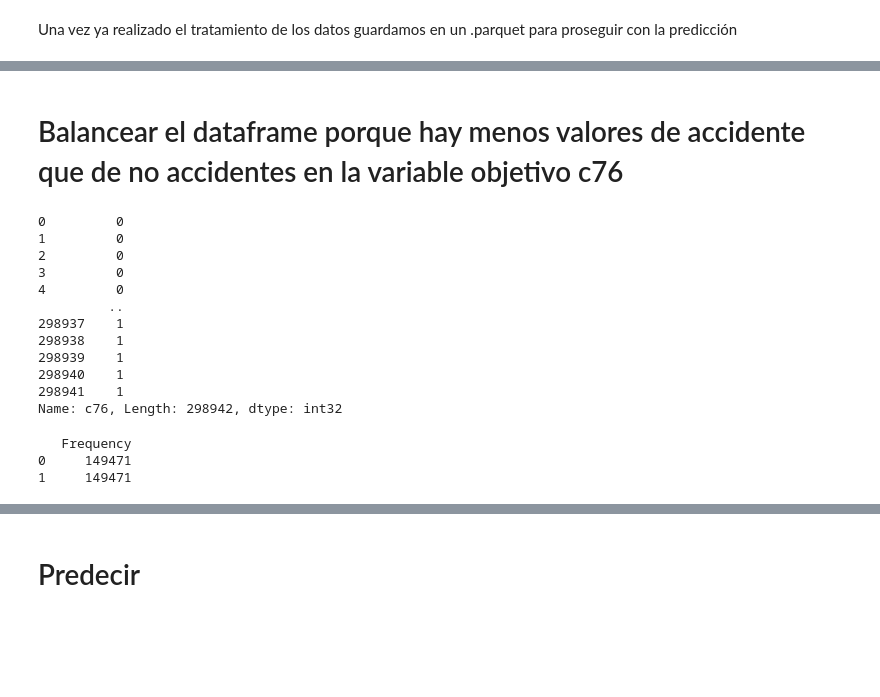
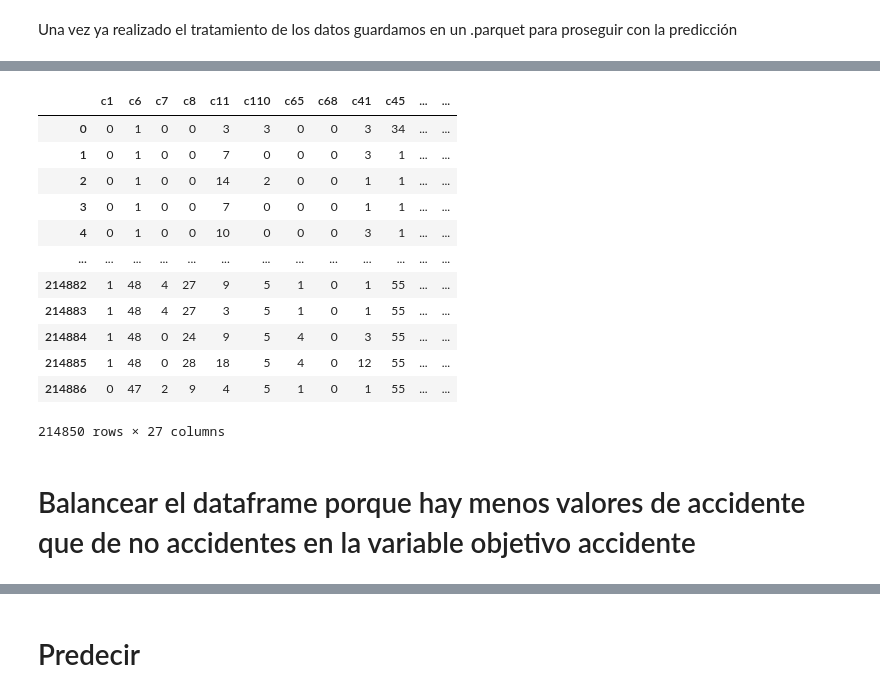
Before and after one commit to Vic-silo/TFM-EIP, a Jupyter notebook: ML-Models/PHA_tratamiento.ipynb, the cells around one changed output, grey strips where cells are left out. Saved outputs shown, nothing was run; the diff lists cells and outputs as text; code cells hidden in the pictures; blank space fills up the shorter version.

```diff
--- a/ML-Models/PHA_tratamiento.ipynb
+++ b/ML-Models/PHA_tratamiento.ipynb
@@ -411,0 +770,13 @@ data.skew()
+# %%
+# Seleccionar una fila aleatoria donde el valor del atributo "accidente" es 0
+fila_neg = data.loc[data["accidente"] == 0].sample()
+fila_pos = data.loc[data["accidente"] == 1].sample()
+# Crear nuevo DataFrame con la fila seleccionada
+df_neg = pd.DataFrame(fila_neg)
+df_pos = pd.DataFrame(fila_pos)
+# Eliminar la fila seleccionada del DataFrame original
+data = data.drop(fila_neg.index)
+data = data.drop(fila_pos.index)
+# Mostrar nuevo DataFrame
+print(df_neg)
+print(df_pos)
@@ -414,7 +800,7 @@ data.skew()
 # %%
 from sklearn.preprocessing import StandardScaler
 
-cat_cols=['c76','c1', 'c6', 'c7', 'c8', 'c132', 'c134', 'c141', 'c11', 'c102', 'c104', 'c106', 'c108', 'c110', 'c65', 'c67', 'c68', 'c41', 'c45', 'c47', 'c49', 'c50', 'c52', 'c130', 'c80', 'c82', 'c94', 'c96', 'c44', 'c46', 'c48', 'c51','c23','c24','c14','c78']
+cat_cols=['c1', 'c6', 'c7', 'c8', 'c11', 'c110', 'c65', 'c68', 'c41', 'c45', 'c49', 'c50', 'c52', 'c130', 'c96', 'c48', 'c51','c23','c24','accidente']
 num_cols= ['c10', 'c61', 'c62', 'c53', 'c54', 'c55', 'c56']
 
 df = pd.DataFrame(data)
@@ -439,4 +847,2 @@ print(repeated_values_df)
 # %%
 df.to_parquet("data_tratamiento_escalado.parquet")
-# %% [markdown]
-# Balancear el dataframe porque hay menos valores de accidente que de no accidentes en la variable objetivo c76
@@ -459,24 +849,18 @@ X_train, y_train = oversampler.fit_resample(X_train, y_train)
-# %%
-y_train
-# %% [output]
-0         0
-1         0
-2         0
-3         0
-4         0
-         ..
-298937    1
-298938    1
-298939    1
-298940    1
-298941    1
-Name: c76, Length: 298942, dtype: int32
-# %%
-repeated_values = y_train.value_counts()
-repeated_values_df = repeated_values.to_frame()
-repeated_values_df.columns = ['Frequency']
-print(repeated_values_df)
-# %% [output]
-   Frequency
-0     149471
-1     149471
+# %%
+df
+# %% [output]
+|  | c1 | c6 | c7 | c8 | c11 | c110 | c65 | c68 | c41 | c45 | ... | ... |
+| 0 | 0 | 1 | 0 | 0 | 3 | 3 | 0 | 0 | 3 | 34 | ... | ... |
+| 1 | 0 | 1 | 0 | 0 | 7 | 0 | 0 | 0 | 3 | 1 | ... | ... |
+| 2 | 0 | 1 | 0 | 0 | 14 | 2 | 0 | 0 | 1 | 1 | ... | ... |
+| 3 | 0 | 1 | 0 | 0 | 7 | 0 | 0 | 0 | 1 | 1 | ... | ... |
+| 4 | 0 | 1 | 0 | 0 | 10 | 0 | 0 | 0 | 3 | 1 | ... | ... |
+| ... | ... | ... | ... | ... | ... | ... | ... | ... | ... | ... | ... | ... |
+| 214882 | 1 | 48 | 4 | 27 | 9 | 5 | 1 | 0 | 1 | 55 | ... | ... |
+| 214883 | 1 | 48 | 4 | 27 | 3 | 5 | 1 | 0 | 1 | 55 | ... | ... |
+| 214884 | 1 | 48 | 0 | 24 | 9 | 5 | 4 | 0 | 3 | 55 | ... | ... |
+| 214885 | 1 | 48 | 0 | 28 | 18 | 5 | 4 | 0 | 12 | 55 | ... | ... |
+| 214886 | 0 | 47 | 2 | 9 | 4 | 5 | 1 | 0 | 1 | 55 | ... | ... |
+214850 rows × 27 columns
+# %% [markdown]
+# Balancear el dataframe porque hay menos valores de accidente que de no accidentes en la variable objetivo accidente
```
Also changed, not shown: parts of 96 cells of this notebook, 4 other files.
